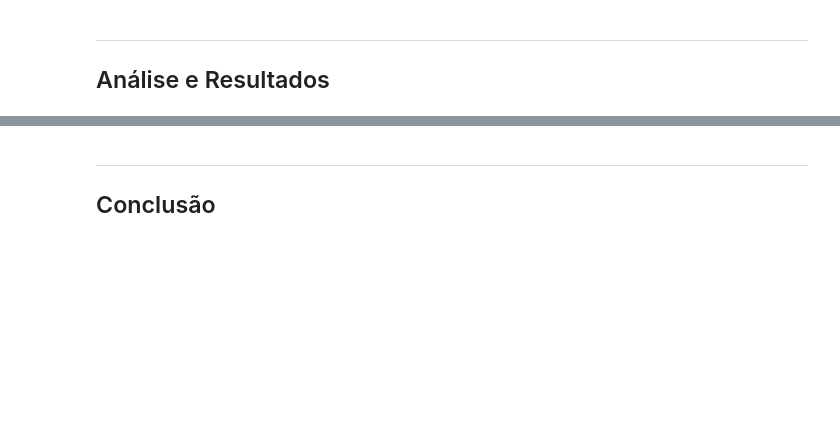
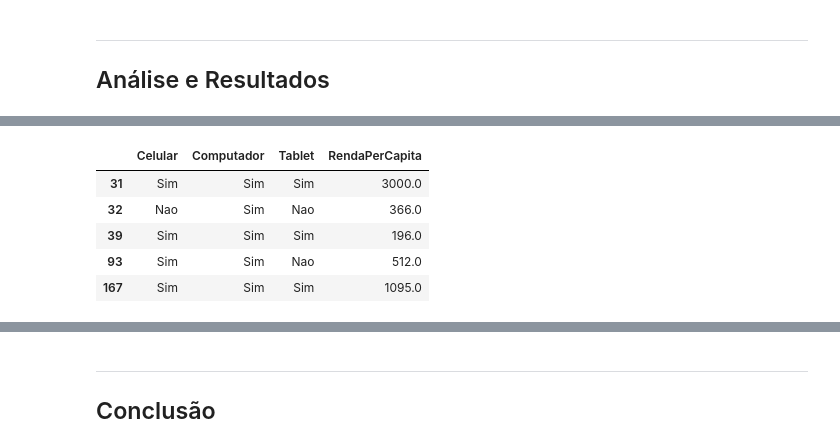
Before and after one commit to CarlosCherto/CDD_P1, a Jupyter notebook: Projeto1 Layout.ipynb, the cells around one changed output, grey strips where cells are left out. Saved outputs shown, nothing was run; the diff lists cells and outputs as text; code cells hidden in the pictures; blank space fills up the shorter version.

Commit message:
Upload pro Check 2
Tem graficos de variaveis quali e quanti, o dataframe nao tem nenhum
null ou nan ou brancos e a pergunta foi formulada.

```diff
--- a/Projeto1 Layout.ipynb
+++ b/Projeto1 Layout.ipynb
@@ -91,0 +38,33 @@ df_filtro_grosso.to_csv('filtro_grosso.csv')
+# %%
+DataFrame = pd.read_csv('DOM2015.csv',sep=',')
+
+df_filtro_grosso = pd.DataFrame({"TemCelular":DataFrame["V0220"],
+                                 "TemTablet":DataFrame["V02321"],
+                                "TemComputador":DataFrame["V0231"],
+                                 "Tablet":DataFrame["V02325"],
+                                "Computador":DataFrame["V02323"],
+                                "Celular":DataFrame["V02324"],
+                                "RendaPerCapita":DataFrame["V4621"]})
+
+df_filtro_grosso = df_filtro_grosso.dropna(how = "any")
+df_filtro_grosso = df_filtro_grosso[(df_filtro_grosso.TemCelular == 2) & (df_filtro_grosso.TemComputador == 1) & (df_filtro_grosso.TemTablet == 2) & (df_filtro_grosso["RendaPerCapita"] <= 200000)]
+
+df_filtro_grosso["Computador"] = df_filtro_grosso["Computador"].astype("category")
+df_filtro_grosso["Computador"] = setcat(df_filtro_grosso["Computador"],["Sim","Nao"])
+
+df_filtro_grosso["Celular"] = df_filtro_grosso["Celular"].astype("category")
+df_filtro_grosso["Celular"] = setcat(df_filtro_grosso["Celular"],["Sim","Nao"])
+
+df_filtro_grosso["Tablet"] = df_filtro_grosso["Tablet"].astype("category")
+df_filtro_grosso["Tablet"] = setcat(df_filtro_grosso["Tablet"],["Sim","Nao"])
+
+df_filtro_grosso = df_filtro_grosso.iloc[:,[0,1,3,2]]
+
+df_filtro_grosso.head()
+# %% [output]
+|  | Celular | Computador | Tablet | RendaPerCapita |
+| 31 | Sim | Sim | Sim | 3000.0 |
+| 32 | Nao | Sim | Nao | 366.0 |
+| 39 | Sim | Sim | Sim | 196.0 |
+| 93 | Sim | Sim | Nao | 512.0 |
+| 167 | Sim | Sim | Sim | 1095.0 |
```
Also changed, not shown: parts of 9 cells of this notebook, 1 other file.
